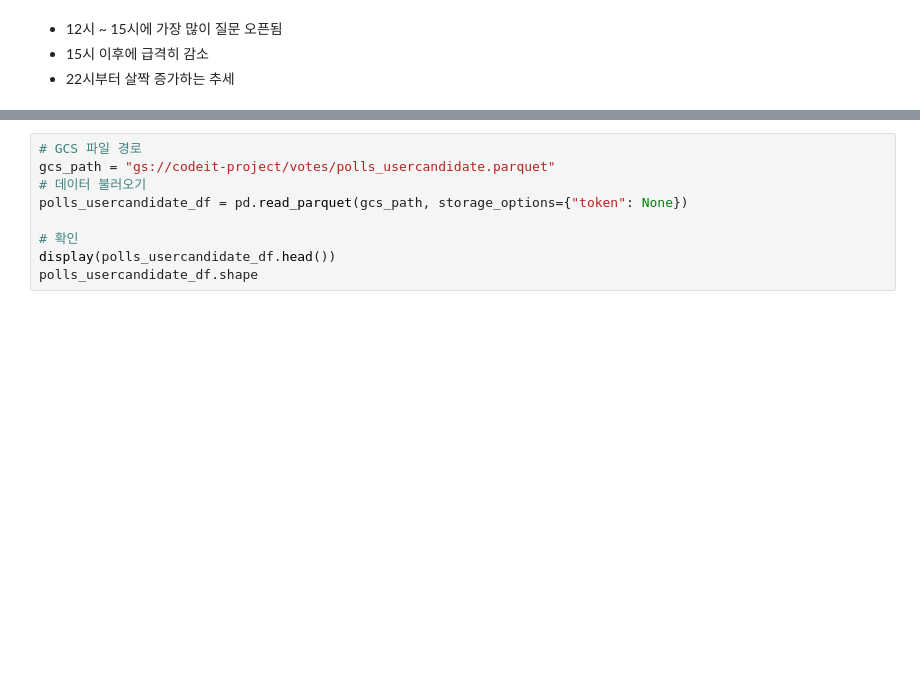
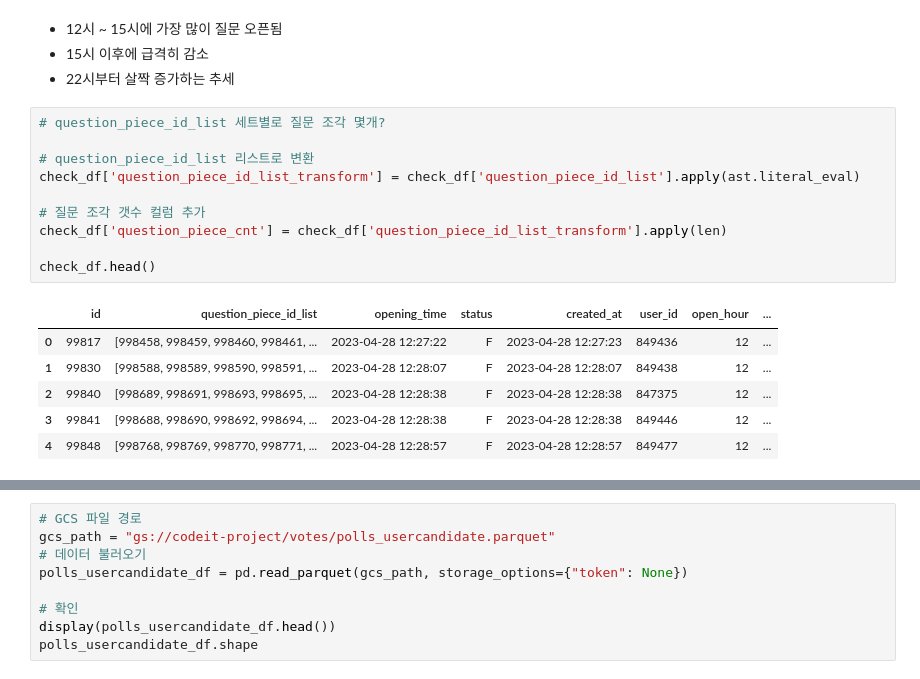
Before and after one commit to seung127/codeit_project, a Jupyter notebook: codeit-project-docker/notebooks/eda.ipynb, the cells around one changed output, grey strips where cells are left out. Saved outputs shown, nothing was run; the diff lists cells and outputs as text; blank space fills up the shorter version.

```diff
--- a/codeit-project-docker/notebooks/eda.ipynb
+++ b/codeit-project-docker/notebooks/eda.ipynb
@@ -1985,3 +1941,20 @@ plt.show()
 - 12시 ~ 15시에 가장 많이 질문 오픈됨
 - 15시 이후에 급격히 감소
 - 22시부터 살짝 증가하는 추세
+# %%
+# question_piece_id_list 세트별로 질문 조각 몇개?
+
+# question_piece_id_list 리스트로 변환
+check_df['question_piece_id_list_transform'] = check_df['question_piece_id_list'].apply(ast.literal_eval)
+
+# 질문 조각 갯수 컬럼 추가
+check_df['question_piece_cnt'] = check_df['question_piece_id_list_transform'].apply(len)
+
+check_df.head()
+# %% [output]
+|  | id | question_piece_id_list | opening_time | status | created_at | user_id | open_hour | ... |
+| 0 | 99817 | [998458, 998459, 998460, 998461, ... | 2023-04-28 12:27:22 | F | 2023-04-28 12:27:23 | 849436 | 12 | ... |
+| 1 | 99830 | [998588, 998589, 998590, 998591, ... | 2023-04-28 12:28:07 | F | 2023-04-28 12:28:07 | 849438 | 12 | ... |
+| 2 | 99840 | [998689, 998691, 998693, 998695, ... | 2023-04-28 12:28:38 | F | 2023-04-28 12:28:38 | 847375 | 12 | ... |
+| 3 | 99841 | [998688, 998690, 998692, 998694, ... | 2023-04-28 12:28:38 | F | 2023-04-28 12:28:38 | 849446 | 12 | ... |
+| 4 | 99848 | [998768, 998769, 998770, 998771, ... | 2023-04-28 12:28:57 | F | 2023-04-28 12:28:57 | 849477 | 12 | ... |
```
Also changed, not shown: parts of 50 cells of this notebook.
